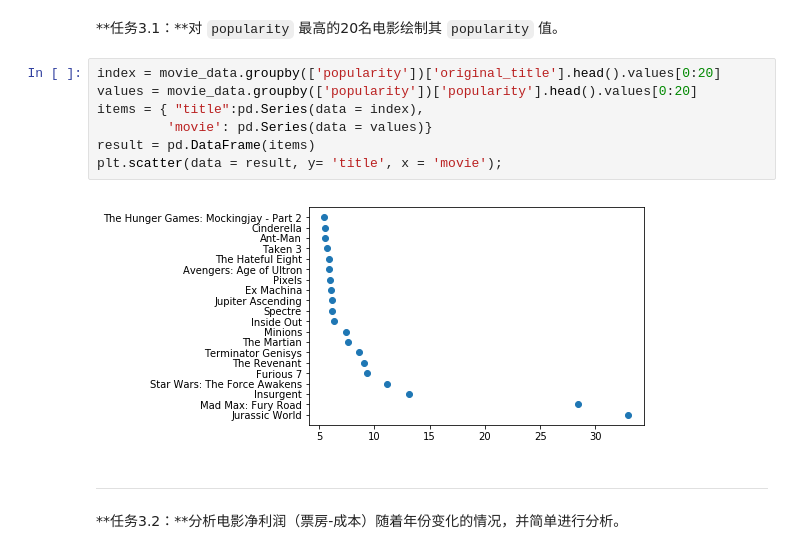
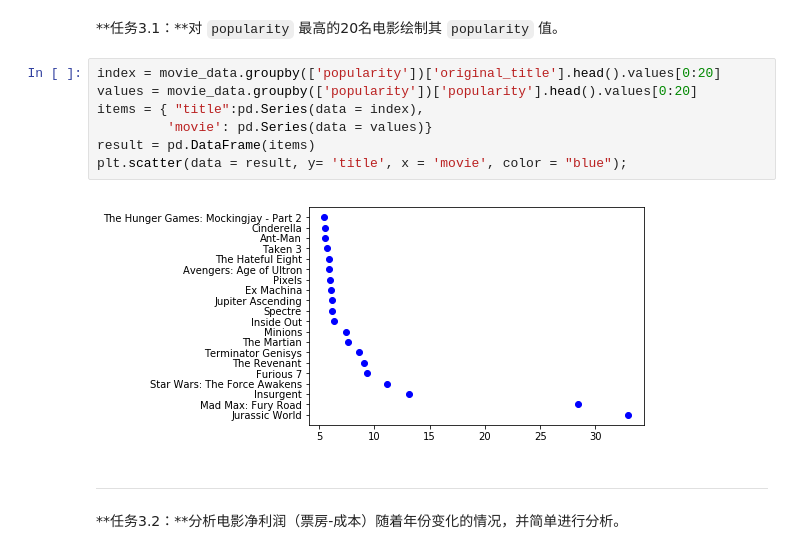
Before and after one commit to itchenning/AIPND-cn, a Jupyter notebook: P2_Explore_Movie_Dataset/Explore Movie Dataset.ipynb, the cells around one changed output. Drawn from its saved outputs; the diff is of its cells as text.

```diff
--- a/P2_Explore_Movie_Dataset/Explore Movie Dataset.ipynb
+++ b/P2_Explore_Movie_Dataset/Explore Movie Dataset.ipynb
@@ -144,12 +214,12 @@ movie_data.groupby(['director'])['popularity'].mean();
 # %%
 index = movie_data.groupby(['popularity'])['original_title'].head().values[0:20]
 values = movie_data.groupby(['popularity'])['popularity'].head().values[0:20]
 items = { "title":pd.Series(data = index),
          'movie': pd.Series(data = values)}
 result = pd.DataFrame(items)
-plt.scatter(data = result, y= 'title', x = 'movie');
+plt.scatter(data = result, y= 'title', x = 'movie', color = "blue");
 # %% [output]
-[figure, old version]
+[figure, new version]
 # %% [markdown]
 ---
 **任务3.2：**分析电影净利润（票房-成本）随着年份变化的情况，并简单进行分析。
```
Also changed, not shown: parts of 4 cells of this notebook, 2 other files.
